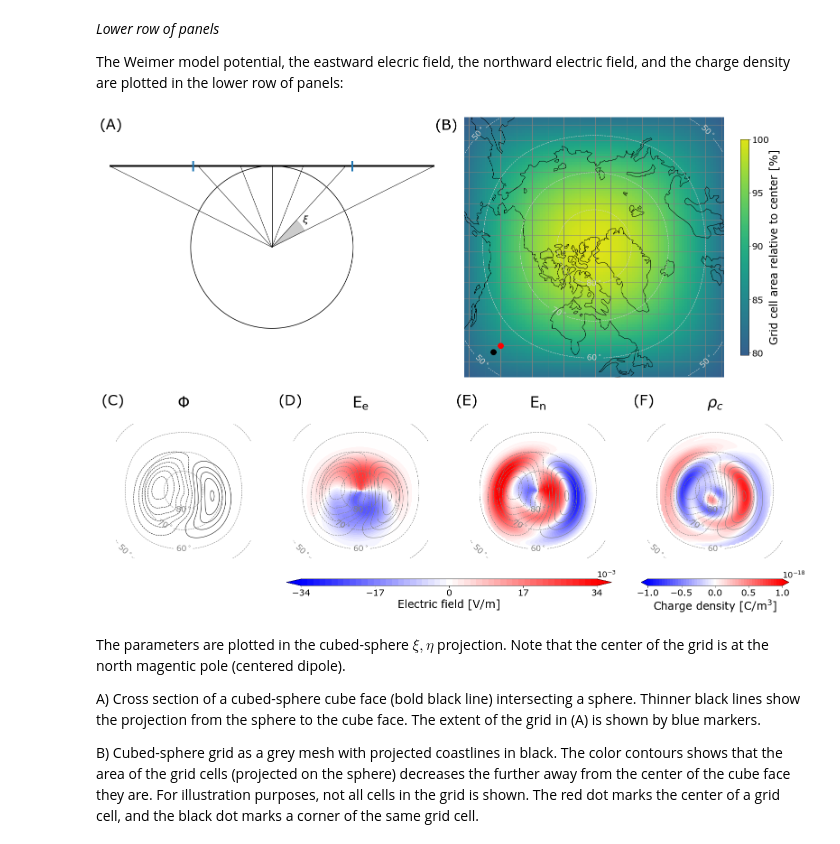
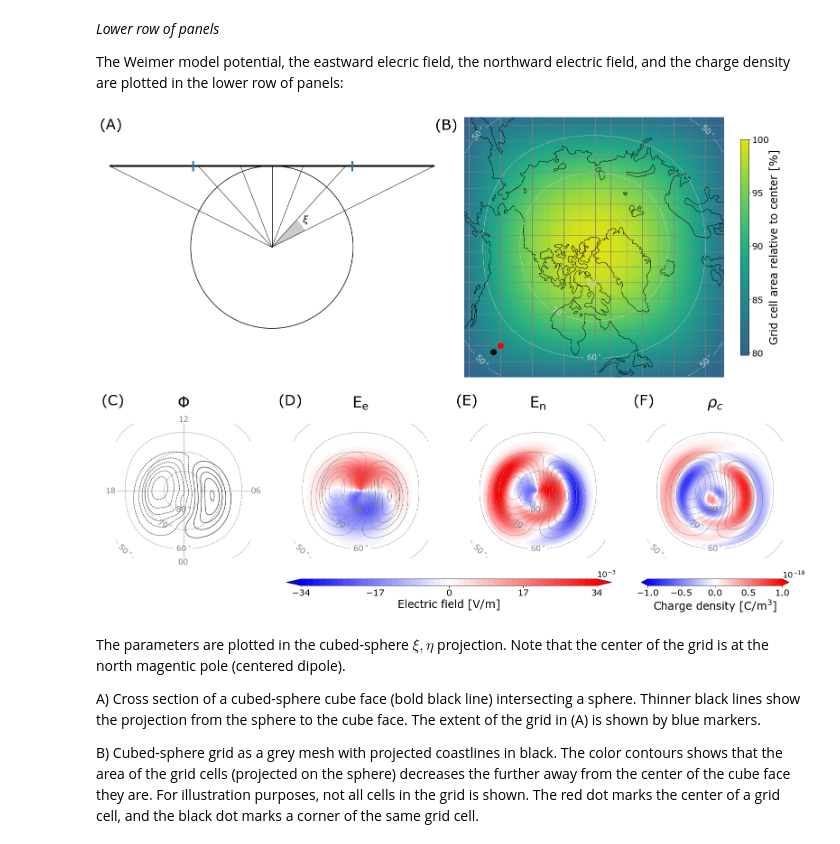
Before and after one commit to klaundal/lompe, a Jupyter notebook: examples/code_paper_figures/01_cubed_sphere_weimer_potential.ipynb, the cells around one changed output. Cells and saved outputs as stored; diff of their text form; code cells hidden in the pictures.

Commit message:
added MLT labels to panel C

```diff
--- a/examples/code_paper_figures/01_cubed_sphere_weimer_potential.ipynb
+++ b/examples/code_paper_figures/01_cubed_sphere_weimer_potential.ipynb
@@ -241,9 +241,14 @@ for key in axs.keys():
         continue
     # latitude contours
     c = axs[key].contour(grid.xi, grid.eta, grid.lat, colors='grey', **latargs)
-    axs[key].clabel(c, c.levels, inline = True, fontsize = 18, fmt = '%1.0f$^\circ$')
-
-
+    axs[key].clabel(c, c.levels, inline=True, fontsize=18, fmt='%1.0f$^\circ$')
+# add MLT labels
+axs['potential'].plot([0, 0], [grid.eta.min(), grid.eta.max()], color='grey', linestyle='--', linewidth=1, zorder=2)
+axs['potential'].plot([grid.xi.min(), grid.xi.max()], [0,0],    color='grey', linestyle='--', linewidth=1, zorder=2)
+axs['potential'].text(grid.xi.min(), 0,  '18', color='grey', fontsize=18, ha='right', va='center')
+axs['potential'].text(grid.xi.max(), 0,  '06', color='grey', fontsize=18, ha='left', va='center')
+axs['potential'].text(0, grid.eta.min(), '00', color='grey', fontsize=18, ha='center', va='top')
+axs['potential'].text(0, grid.eta.max(), '12', color='grey', fontsize=18, ha='center', va='bottom')
 ####### C) Potential
 
 potlevels = np.r_[-45:46:6]*1e3
@@ -267,34 +272,34 @@ axs['E_n'].contourf(            grid.xi, grid.eta, E_n*1e3, levels=Elevels, cmap
 cbar2 = fig.colorbar(Eeastcont, cax=axs['cbar1'], ticks=Elevel_ticks, orientation='horizontal', shrink=.5, aspect=10)
 cbar2.ax.tick_params(labelsize=20)
 cbar2.ax.set_xlabel(r'Electric field [V/m]', fontsize=24)
 axs['cbar1'].text(40, 1.2, '$10^{-3}$', fontsize=18)
 
 ###### F) - charge density
 
 rho_c = axs['Ediv'].contourf(grid.xi, grid.eta, rho*1e18, levels=np.linspace(-1,1,50), cmap=plt.cm.bwr, extend='both')
 
 # color bar for charge density
 cbar3 = fig.colorbar(rho_c, cax=axs['cbar2'], ticks=np.linspace(-1,1,5), orientation='horizontal', shrink=.5)
 cbar3.ax.tick_params(labelsize=20)
 cbar3.ax.set_xlabel(r'Charge density [C/m$^3$]', fontsize=24)
 axs['cbar2'].text(1.05, 1.1, '$10^{-18}$', fontsize=18)
 
 # add subfigure letters
 fs=32
 axs['onsphere' ].text(-8.5,  5.8,  '(A)', fontsize=fs)
 axs['grid'     ].text(-0.75, 0.55, '(B)', fontsize=fs)
 axs['potential'].text(-0.74, 0.77, '(C)', fontsize=fs)
 axs['E_e'      ].text(-0.74, 0.77, '(D)', fontsize=fs)
 axs['E_n'      ].text(-0.74, 0.77, '(E)', fontsize=fs)
 axs['Ediv'     ].text(-0.74, 0.77, '(F)', fontsize=fs)
 
 # save figure
 fig.savefig('./output_figures/01CSexample.pdf')
 fig.savefig('./output_figures/01CSexample.png')
 
 fig
 # %% [output]
-[figure, old version]
+[figure, new version]
 # %% [markdown]
 The parameters are plotted in the cubed-sphere $\xi, \eta$ projection. Note that the center of the grid is at the north magentic pole (centered dipole).
 
```
